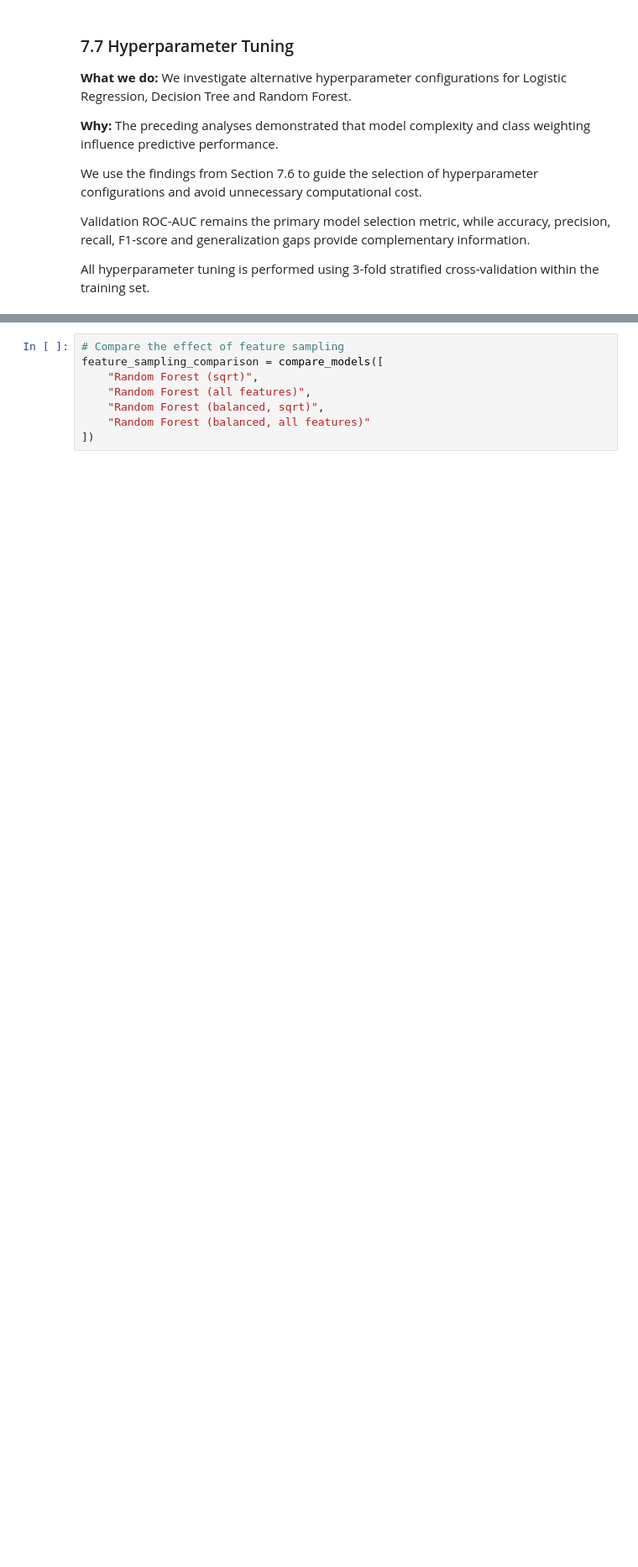
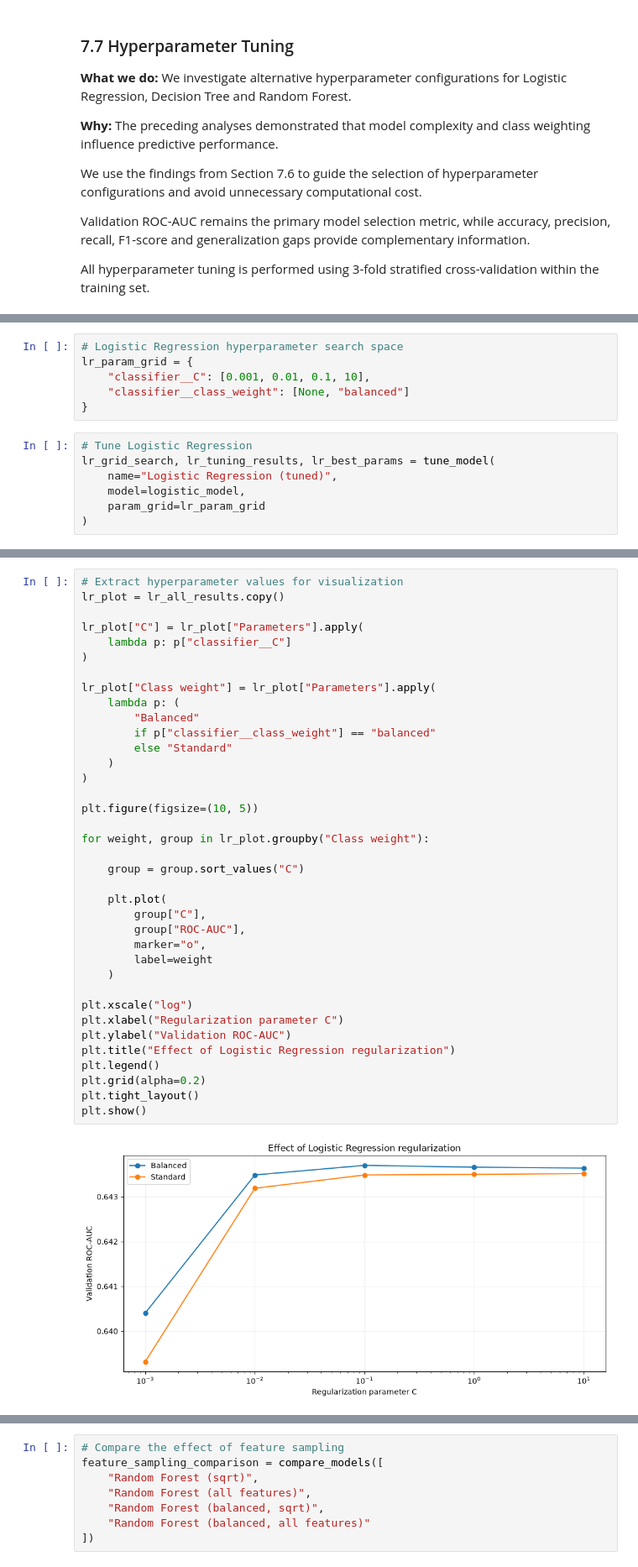
Before and after one commit to Malou100701/MachineLearning2026, a Jupyter notebook: flight_delay_analysis_starter.ipynb, the cells around one changed output, grey strips where cells are left out. Shown at 84% size. Saved outputs shown, nothing was run; the diff lists cells and outputs as text; blank space fills up the shorter version.

```diff
--- a/flight_delay_analysis_starter.ipynb
+++ b/flight_delay_analysis_starter.ipynb
@@ -1937,0 +2044,13 @@ All hyperparameter tuning is performed using 3-fold stratified cross-validation
+# %%
+# Logistic Regression hyperparameter search space
+lr_param_grid = {
+    "classifier__C": [0.001, 0.01, 0.1, 10],
+    "classifier__class_weight": [None, "balanced"]
+}
+# %%
+# Tune Logistic Regression
+lr_grid_search, lr_tuning_results, lr_best_params = tune_model(
+    name="Logistic Regression (tuned)",
+    model=logistic_model,
+    param_grid=lr_param_grid
+)
@@ -1937,0 +2137,39 @@ All hyperparameter tuning is performed using 3-fold stratified cross-validation
+# %%
+# Extract hyperparameter values for visualization
+lr_plot = lr_all_results.copy()
+
+lr_plot["C"] = lr_plot["Parameters"].apply(
+    lambda p: p["classifier__C"]
+)
+
+lr_plot["Class weight"] = lr_plot["Parameters"].apply(
+    lambda p: (
+        "Balanced"
+        if p["classifier__class_weight"] == "balanced"
+        else "Standard"
+    )
+)
+
+plt.figure(figsize=(10, 5))
+
+for weight, group in lr_plot.groupby("Class weight"):
+
+    group = group.sort_values("C")
+
+    plt.plot(
+        group["C"],
+        group["ROC-AUC"],
+        marker="o",
+        label=weight
+    )
+
+plt.xscale("log")
+plt.xlabel("Regularization parameter C")
+plt.ylabel("Validation ROC-AUC")
+plt.title("Effect of Logistic Regression regularization")
+plt.legend()
+plt.grid(alpha=0.2)
+plt.tight_layout()
+plt.show()
+# %% [output]
+[figure, added]
```
Also changed, not shown: parts of 13 cells of this notebook.
